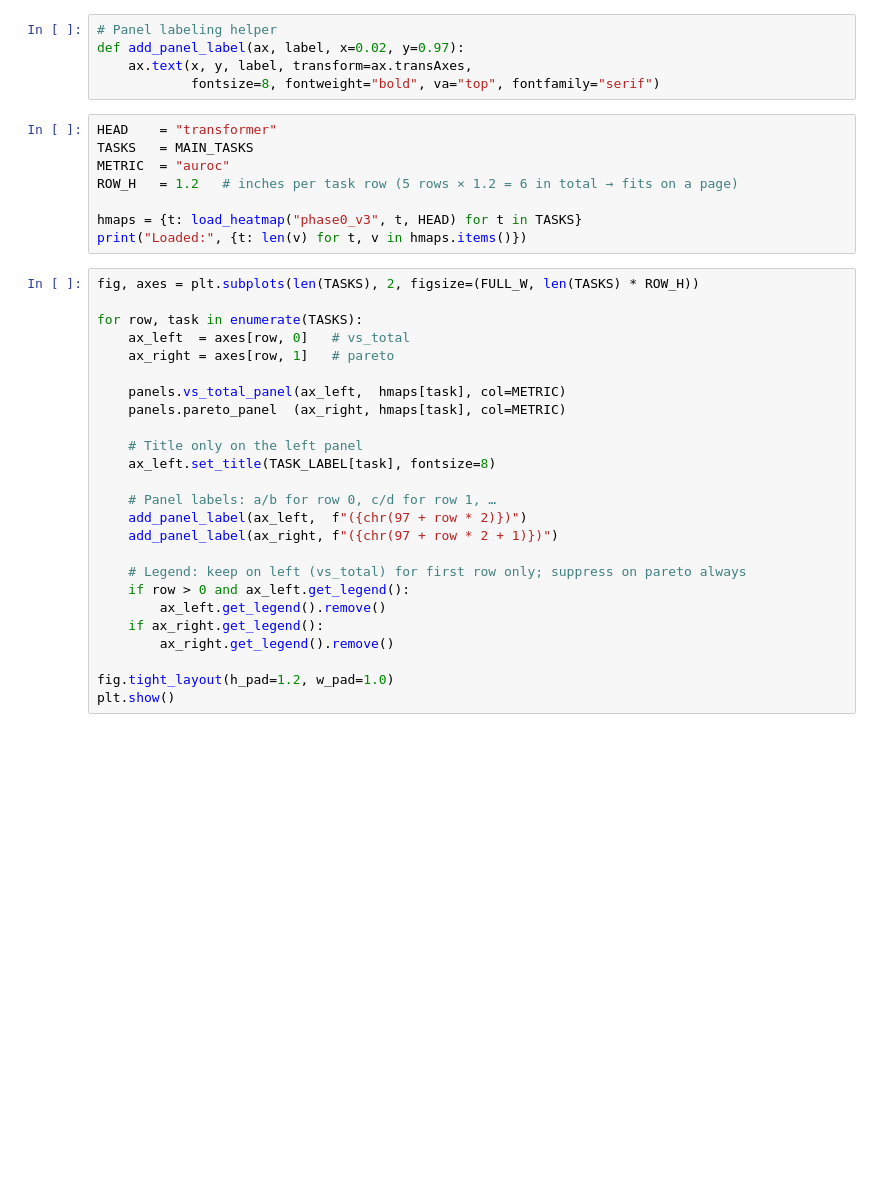
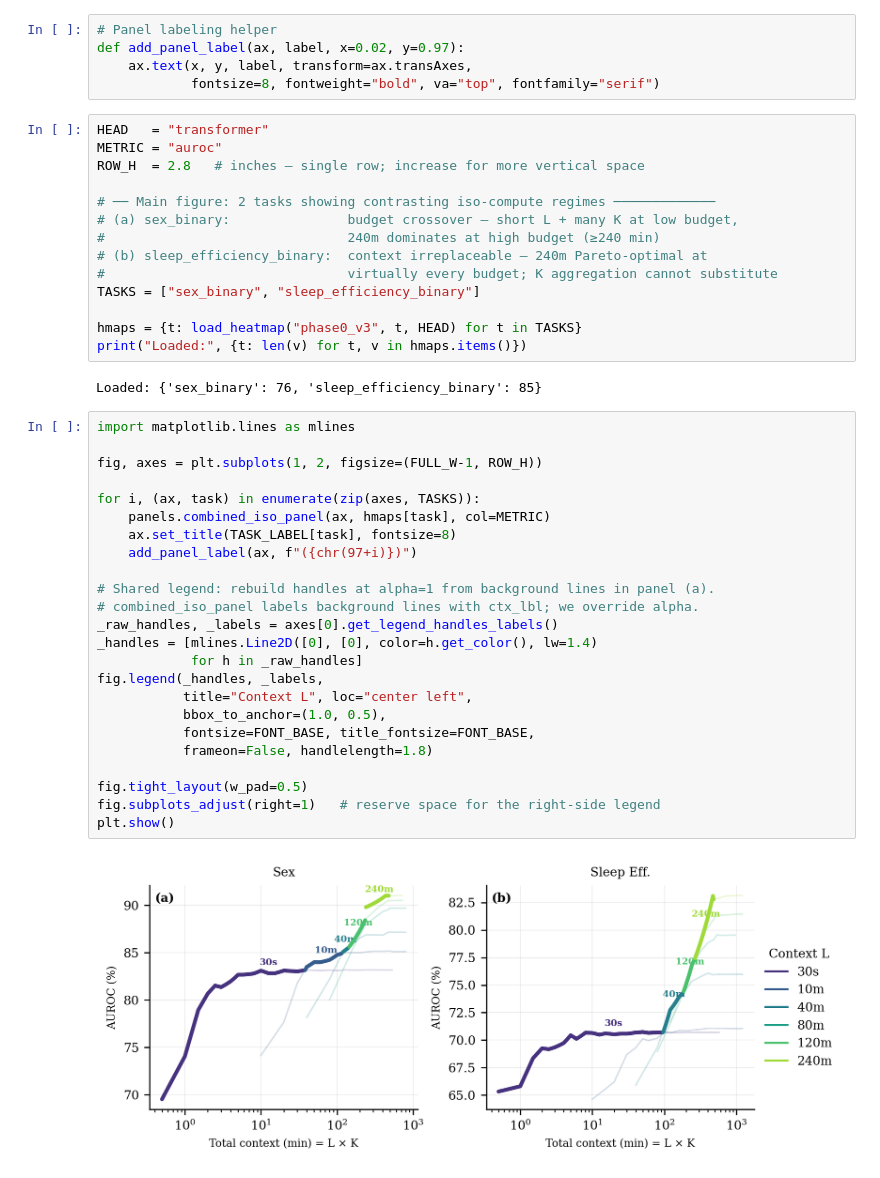
Before and after one commit to boshrakh95/NSRR-tools, a Jupyter notebook: results/paper_figures/notebooks/main_fig4_iso_main.ipynb, the cells around one changed output. Drawn from its saved outputs; the diff is of its cells as text; blank space fills up the shorter version.

```diff
--- a/results/paper_figures/notebooks/main_fig4_iso_main.ipynb
+++ b/results/paper_figures/notebooks/main_fig4_iso_main.ipynb
@@ -61,38 +75,47 @@ def add_panel_label(ax, label, x=0.02, y=0.97):
     ax.text(x, y, label, transform=ax.transAxes,
             fontsize=8, fontweight="bold", va="top", fontfamily="serif")
 # %%
-HEAD    = "transformer"
-TASKS   = MAIN_TASKS
-METRIC  = "auroc"
-ROW_H   = 1.2   # inches per task row (5 rows × 1.2 = 6 in total → fits on a page)
+HEAD   = "transformer"
+METRIC = "auroc"
+ROW_H  = 2.8   # inches — single row; increase for more vertical space
+
+# ── Main figure: 2 tasks showing contrasting iso-compute regimes ─────────────
+# (a) sex_binary:               budget crossover — short L + many K at low budget,
+#                               240m dominates at high budget (≥240 min)
+# (b) sleep_efficiency_binary:  context irreplaceable — 240m Pareto-optimal at
+#                               virtually every budget; K aggregation cannot substitute
+TASKS = ["sex_binary", "sleep_efficiency_binary"]
 
 hmaps = {t: load_heatmap("phase0_v3", t, HEAD) for t in TASKS}
 print("Loaded:", {t: len(v) for t, v in hmaps.items()})
+# %% [output]
+Loaded: {'sex_binary': 76, 'sleep_efficiency_binary': 85}
 # %%
-fig, axes = plt.subplots(len(TASKS), 2, figsize=(FULL_W, len(TASKS) * ROW_H))
+import matplotlib.lines as mlines
 
-for row, task in enumerate(TASKS):
-    ax_left  = axes[row, 0]   # vs_total
-    ax_right = axes[row, 1]   # pareto
+fig, axes = plt.subplots(1, 2, figsize=(FULL_W-1, ROW_H))
 
-    panels.vs_total_panel(ax_left,  hmaps[task], col=METRIC)
-    panels.pareto_panel  (ax_right, hmaps[task], col=METRIC)
+for i, (ax, task) in enumerate(zip(axes, TASKS)):
+    panels.combined_iso_panel(ax, hmaps[task], col=METRIC)
+    ax.set_title(TASK_LABEL[task], fontsize=8)
+    add_panel_label(ax, f"({chr(97+i)})")
 
-    # Title only on the left panel
-    ax_left.set_title(TASK_LABEL[task], fontsize=8)
+# Shared legend: rebuild handles at alpha=1 from background lines in panel (a).
+# combined_iso_panel labels background lines with ctx_lbl; we override alpha.
+_raw_handles, _labels = axes[0].get_legend_handles_labels()
+_handles = [mlines.Line2D([0], [0], color=h.get_color(), lw=1.4)
+            for h in _raw_handles]
+fig.legend(_handles, _labels,
+           title="Context L", loc="center left",
+           bbox_to_anchor=(1.0, 0.5),
+           fontsize=FONT_BASE, title_fontsize=FONT_BASE,
+           frameon=False, handlelength=1.8)
 
-    # Panel labels: a/b for row 0, c/d for row 1, …
-    add_panel_label(ax_left,  f"({chr(97 + row * 2)})")
-    add_panel_label(ax_right, f"({chr(97 + row * 2 + 1)})")
-
-    # Legend: keep on left (vs_total) for first row only; suppress on pareto always
-    if row > 0 and ax_left.get_legend():
-        ax_left.get_legend().remove()
-    if ax_right.get_legend():
-        ax_right.get_legend().remove()
-
-fig.tight_layout(h_pad=1.2, w_pad=1.0)
+fig.tight_layout(w_pad=0.5)
+fig.subplots_adjust(right=1)   # reserve space for the right-side legend
 plt.show()
+# %% [output]
+[figure, added]
 # %%
 # ── Run when figure looks good ──────────────────────────────────
 save_figure(fig, FINAL_OUT, "main_fig4_iso_main")
```
Also changed, not shown: parts of 6 cells of this notebook, 24 other files.
